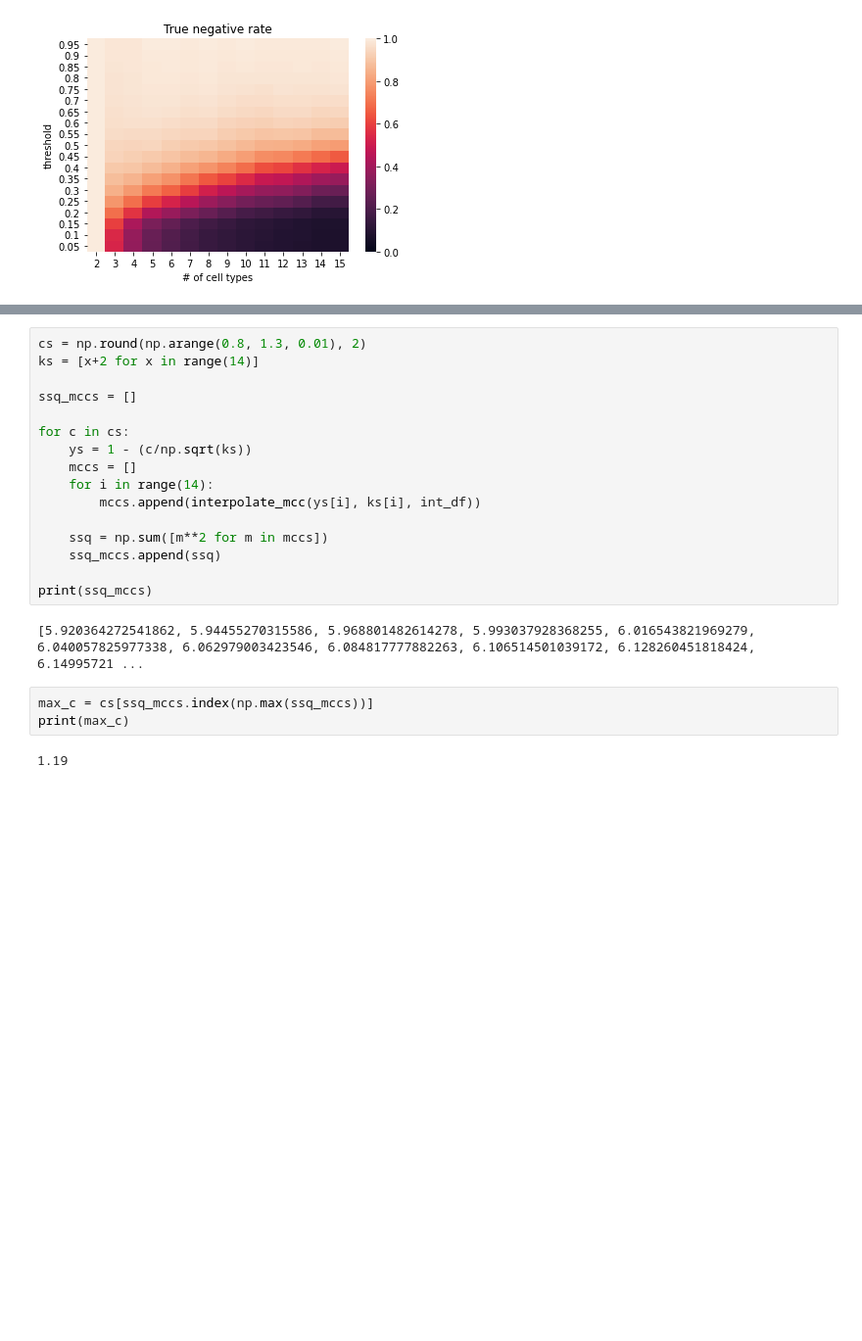
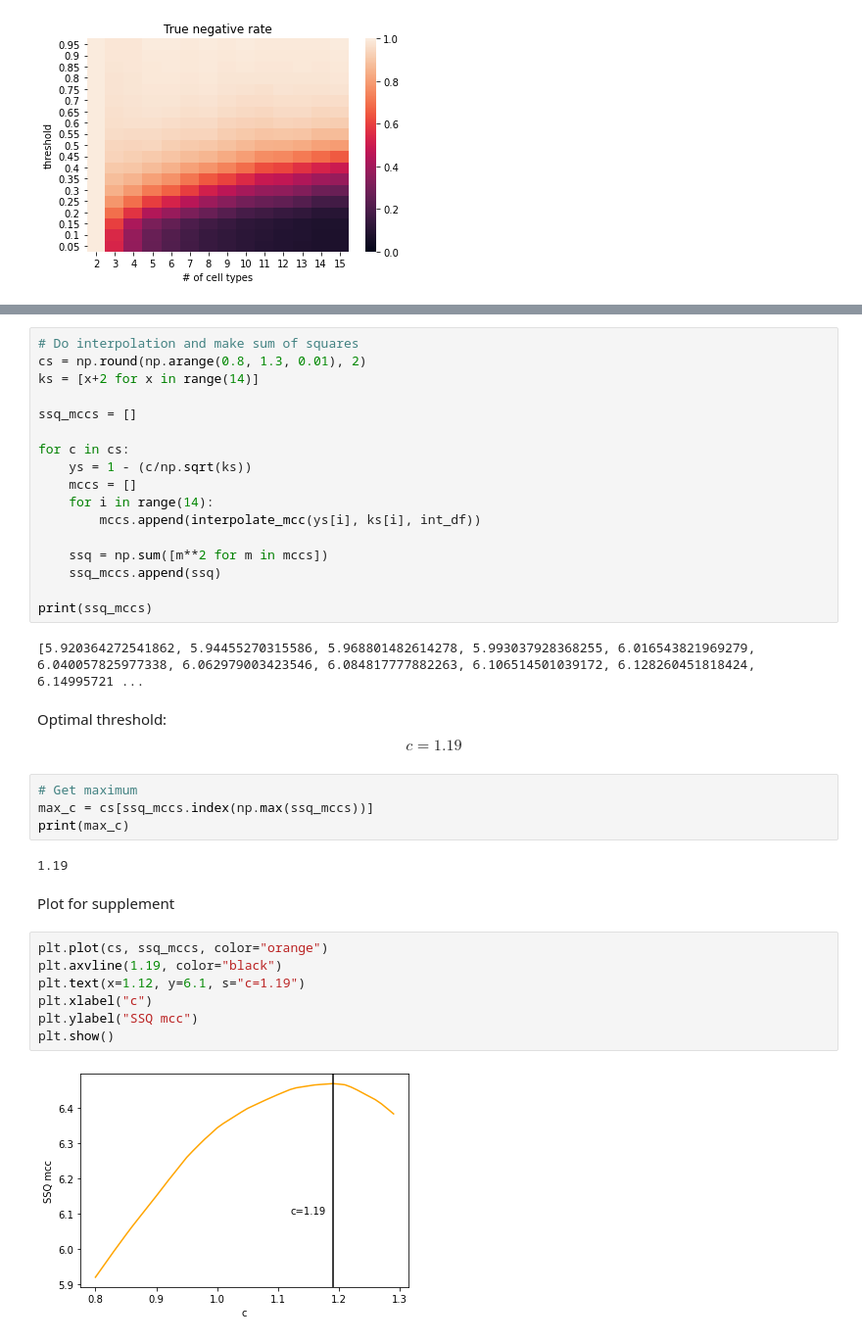
Before and after one commit to theislab/scCODA, a Jupyter notebook: paper_simulation_scripts/threshold_determination_analysis.ipynb, the cells around one changed output, grey strips where cells are left out. Shown at 98% size. Drawn from its saved outputs; the diff is of its cells as text; blank space fills up the shorter version.

```diff
--- a/paper_simulation_scripts/threshold_determination_analysis.ipynb
+++ b/paper_simulation_scripts/threshold_determination_analysis.ipynb
@@ -237,6 +271,7 @@ def interpolate_mcc(thresh, k, int_df):
     miss = (high_mcc - low_mcc) * (residual/0.05)
     return (low_mcc + miss).values[0]
 # %%
+# Do interpolation and make sum of squares
 cs = np.round(np.arange(0.8, 1.3, 0.01), 2)
 ks = [x+2 for x in range(14)]
 
@@ -254,8 +289,22 @@ for c in cs:
 print(ssq_mccs)
 # %% [output]
 [5.920364272541862, 5.94455270315586, 5.968801482614278, 5.993037928368255, 6.016543821969279, 6.040057825977338, 6.062979003423546, 6.084817777882263, 6.106514501039172, 6.128260451818424, 6.14995721 ...
+# %% [markdown]
+Optimal threshold: $$ c=1.19 $$
 # %%
+# Get maximum
 max_c = cs[ssq_mccs.index(np.max(ssq_mccs))]
 print(max_c)
 # %% [output]
 1.19
+# %% [markdown]
+Plot for supplement
+# %%
+plt.plot(cs, ssq_mccs, color="orange")
+plt.axvline(1.19, color="black")
+plt.text(x=1.12, y=6.1, s="c=1.19")
+plt.xlabel("c")
+plt.ylabel("SSQ mcc")
+plt.show()
+# %% [output]
+[figure, added]
```
Also changed, not shown: parts of 10 cells of this notebook, 5 other files.
